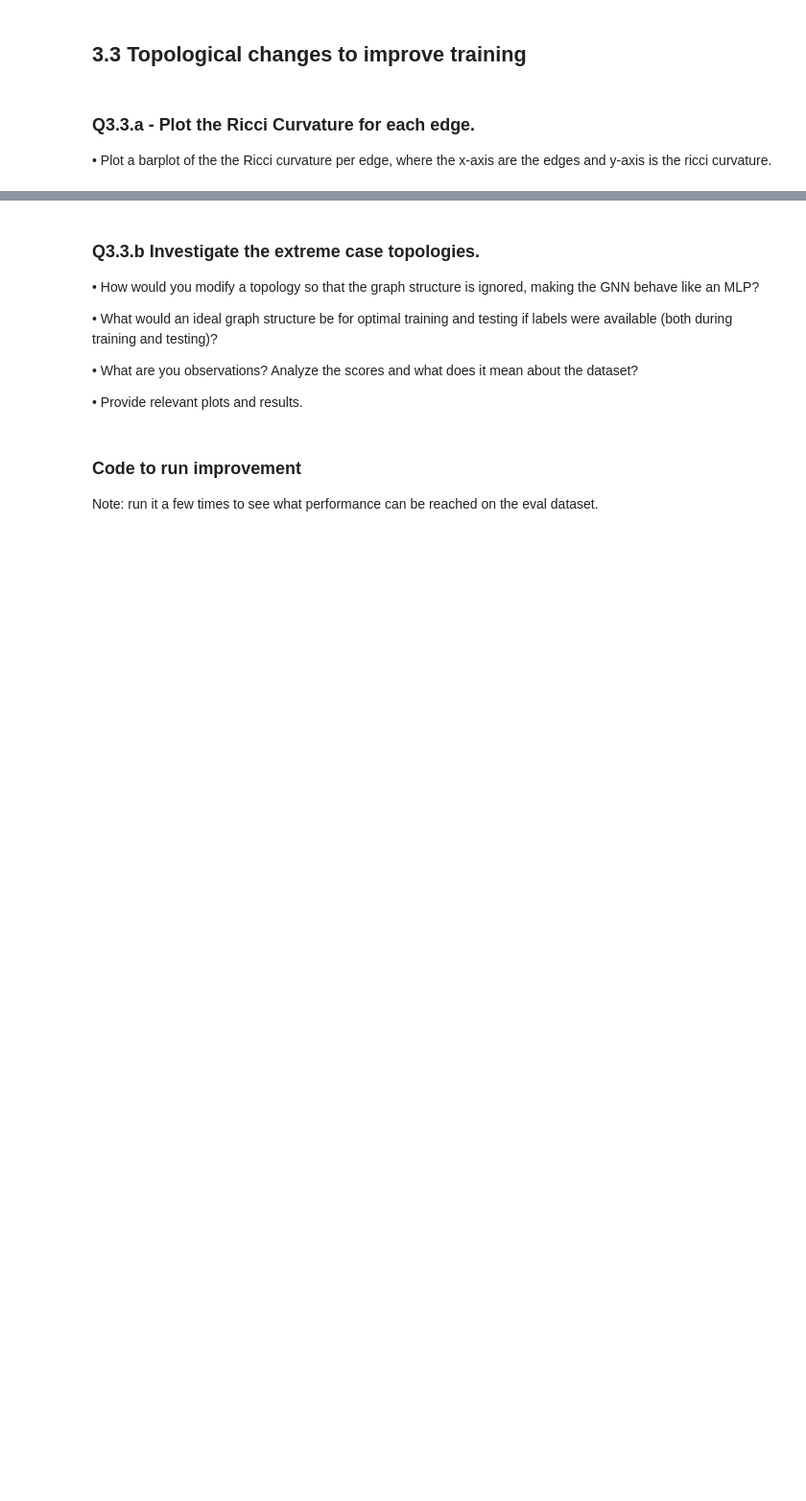
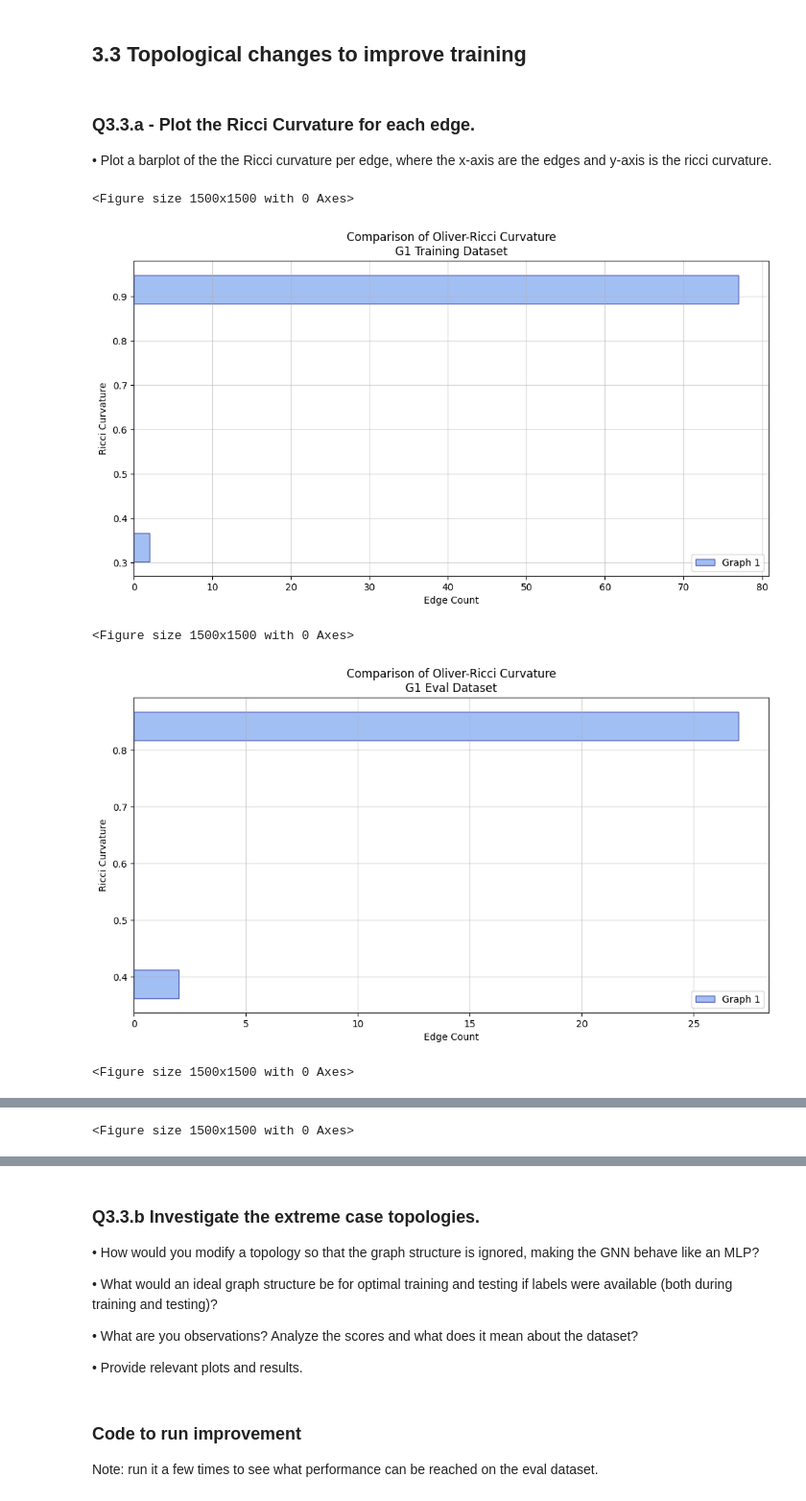
Before and after one commit to belfioreasia/Deep-Graph-Based-Learning, a Jupyter notebook: Coursework/q3_topology.ipynb, the cells around one changed output, grey strips where cells are left out. Shown at 96% size. Cells and saved outputs as stored; diff of their text form; code cells hidden in the pictures; blank space fills up the shorter version.

```diff
--- a/Coursework/q3_topology.ipynb
+++ b/Coursework/q3_topology.ipynb
@@ -983,27 +1054,66 @@ plot_training_and_validation(losses, val_f1)
 
 • Plot a barplot of the the Ricci curvature per edge, where the x-axis are the edges and y-axis
 is the ricci curvature.
+# %%
+# Plot curvature against edges
+from graph_ricci_curvature import GraphRicciCurvature
+
+def plot_ricci_per_edge(A, color="cornflowerblue", dataset_name='Training', save=False, plot_name=""):
+    """
+    Plot the Ricci Curvature per edge in the graph, with the Ricci Curvature
+    on the y-axis and the edge count on the x-axis.
+    """
+    G = nx.from_numpy_array(A.numpy())
+
+    ricci_curvature = GraphRicciCurvature(G)
+    curvatures_per_edge = ricci_curvature.compute_ricci_curvatures()
+
+    # After computation, the Ricci curvature for each edge is stored in G[u][v]["ricciCurvature"]
+    ricci_values = []
+    for (u, v), val in curvatures_per_edge.items():
+        ricci_values.append(val)
+
+    plt.figure(figsize=(15, 15))
+    fig, ax = plt.subplots(figsize=(12, 6))
+    plt.hist(ricci_values, color=color, label="Graph 1", edgecolor='navy', alpha=0.6, orientation='horizontal')
+
+    plt.grid(True, alpha=0.5)
+
+    plt.xlabel('Edge Count')
+    plt.ylabel('Ricci Curvature')
+    plt.title(f'Comparison of Oliver-Ricci Curvature\n{dataset_name} Dataset')
+    plt.legend()
+    if save:
+        fig_name = f"images/Q3/{plot_name}.pdf"
+        plt.savefig(fig_name, format="pdf")
+    plt.show()
 # %%
 # SOLUTION Q3.3.a
 # ####################################################
 # MODIFY THE CODE BELOW
 # ####################################################
 
 
 # Load data
 G1_train = read_json_data(G1_TRAIN_DATA_PATH, has_label=True) #returns a list of (X,A,y) - features, Adj Matrix, per Graph label
 G1_eval = read_json_data(G1_EVAL_DATA_PATH, has_label=True) #returns a list of (X,A,y) - features, Adj Matrix, per Graph label
 
 G2_train = read_json_data(G2_TRAIN_DATA_PATH, has_label=True) #returns a list of (X,A,y) - features, Adj Matrix, per Graph label
 G2_eval = read_json_data(G2_EVAL_DATA_PATH, has_label=True) #returns a list of (X,A,y) - features, Adj Matrix, per Graph label
 
 
-# Plot curvature against edges
-from graph_ricci_curvature import GraphRicciCurvature
-
-# plot_ricci_per_edge()
+plot_ricci_per_edge(G1_train[1], dataset_name='G1 Training', color='cornflowerblue')
+plot_ricci_per_edge(G1_eval[1], dataset_name='G1 Eval', color='cornflowerblue')
+plot_ricci_per_edge(G2_train[1], dataset_name='G2 Training', color='orchid')
+plot_ricci_per_edge(G2_eval[1], dataset_name='G1 Eval', color='orchid')
 
 
 # ####################################################
 # END OF MODIFICATION
 # ####################################################
+# %% [output]
+<Figure size 1500x1500 with 0 Axes>
+[figure, added]
+<Figure size 1500x1500 with 0 Axes>
+[figure, added]
+<Figure size 1500x1500 with 0 Axes>
@@ -1009,0 +1121 @@ from graph_ricci_curvature import GraphRicciCurvature
+<Figure size 1500x1500 with 0 Axes>
```
Also changed, not shown: parts of 7 cells of this notebook, 4 other files.
